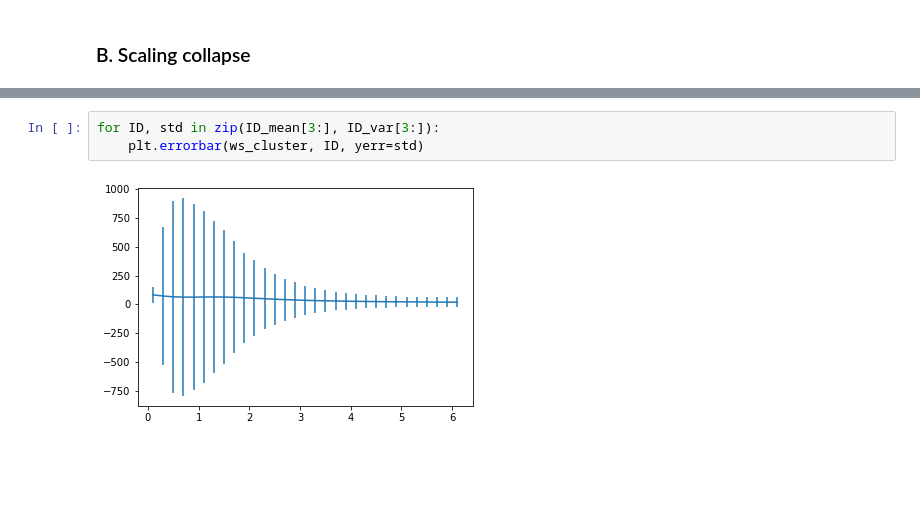
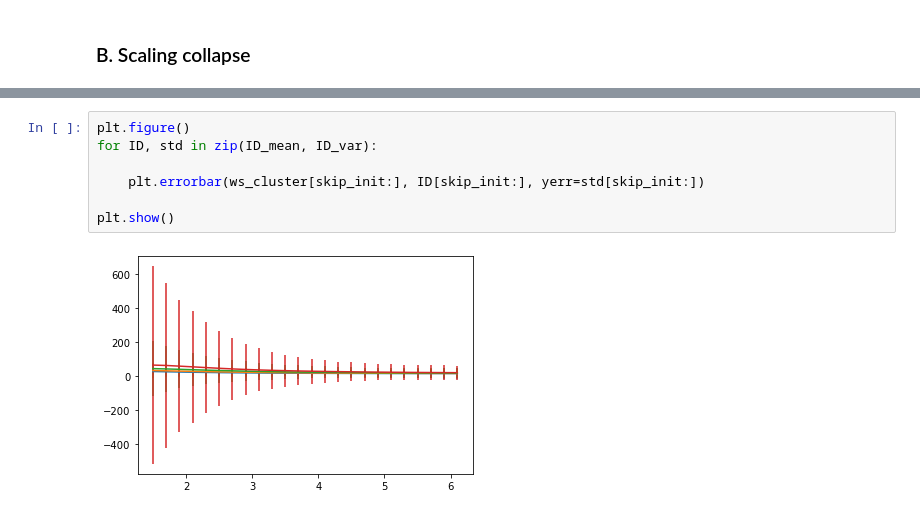
Before and after one commit to tonton-golio/mbl-intrinsicDim, a Jupyter notebook: IDMBL.ipynb, the cells around one changed output, grey strips where cells are left out. Drawn from its saved outputs; the diff is of its cells as text; blank space fills up the shorter version.

```diff
--- a/IDMBL.ipynb
+++ b/IDMBL.ipynb
@@ -266,5 +266,9 @@ res
 # %%
-for ID, std in zip(ID_mean[3:], ID_var[3:]):
-    plt.errorbar(ws_cluster, ID, yerr=std)
+plt.figure()
+for ID, std in zip(ID_mean, ID_var):
+
+    plt.errorbar(ws_cluster[skip_init:], ID[skip_init:], yerr=std[skip_init:])
+
+plt.show()
 # %% [output]
-[figure, old version]
+[figure, new version]
```
Also changed, not shown: parts of 4 cells of this notebook, 2 other files.
